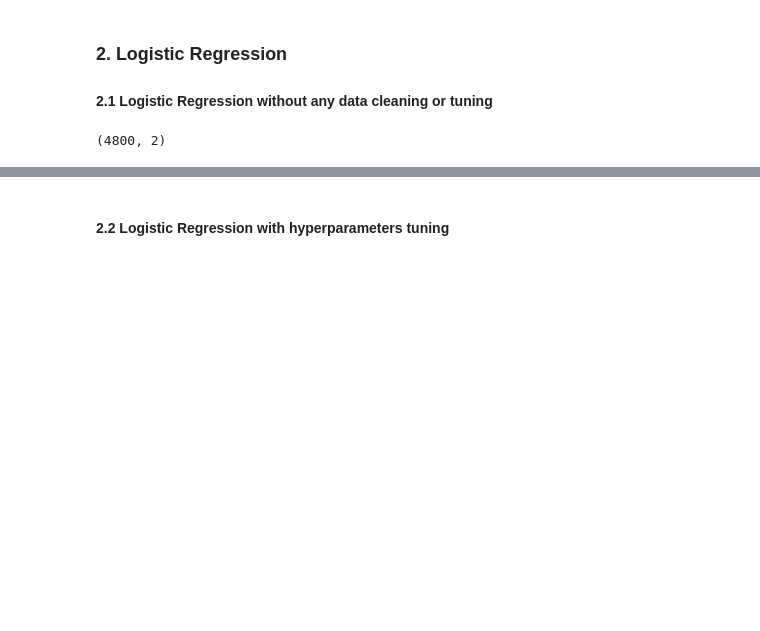
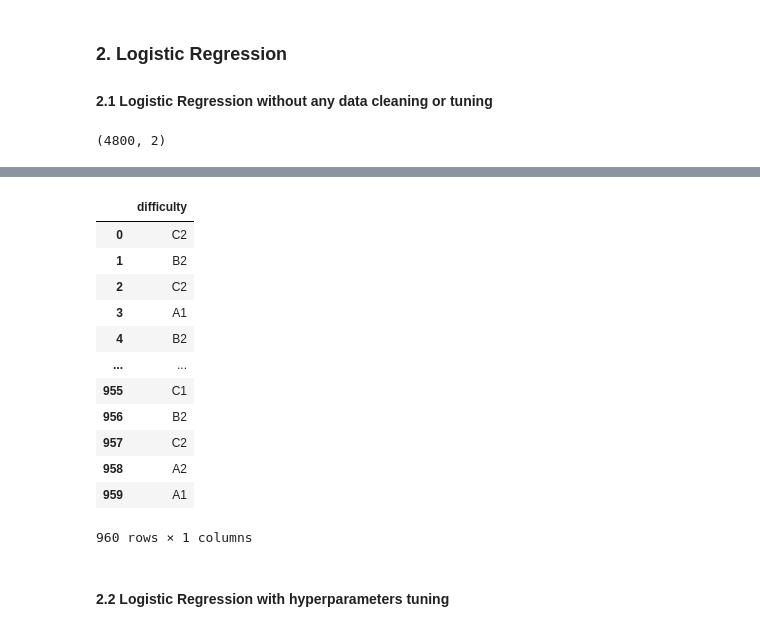
Before and after one commit to chadi-aebi/DMML2021_Rolex, a Jupyter notebook: code/Notebook_Rolex.ipynb, the cells around one changed output, grey strips where cells are left out. Drawn from its saved outputs; the diff is of its cells as text; code cells hidden in the pictures; blank space fills up the shorter version.

```diff
--- a/code/Notebook_Rolex.ipynb
+++ b/code/Notebook_Rolex.ipynb
@@ -146,0 +150,17 @@ accuracy_score(y_test_lr,y_pred_lr)
+# %%
+submission_test_lr = pd.DataFrame(y_pred_lr, columns=['difficulty'])
+submission_test_lr
+# %% [output]
+|  | difficulty |
+| 0 | C2 |
+| 1 | B2 |
+| 2 | C2 |
+| 3 | A1 |
+| 4 | B2 |
+| ... | ... |
+| 955 | C1 |
+| 956 | B2 |
+| 957 | C2 |
+| 958 | A2 |
+| 959 | A1 |
+960 rows × 1 columns
```
Also changed, not shown: parts of 23 cells of this notebook.
